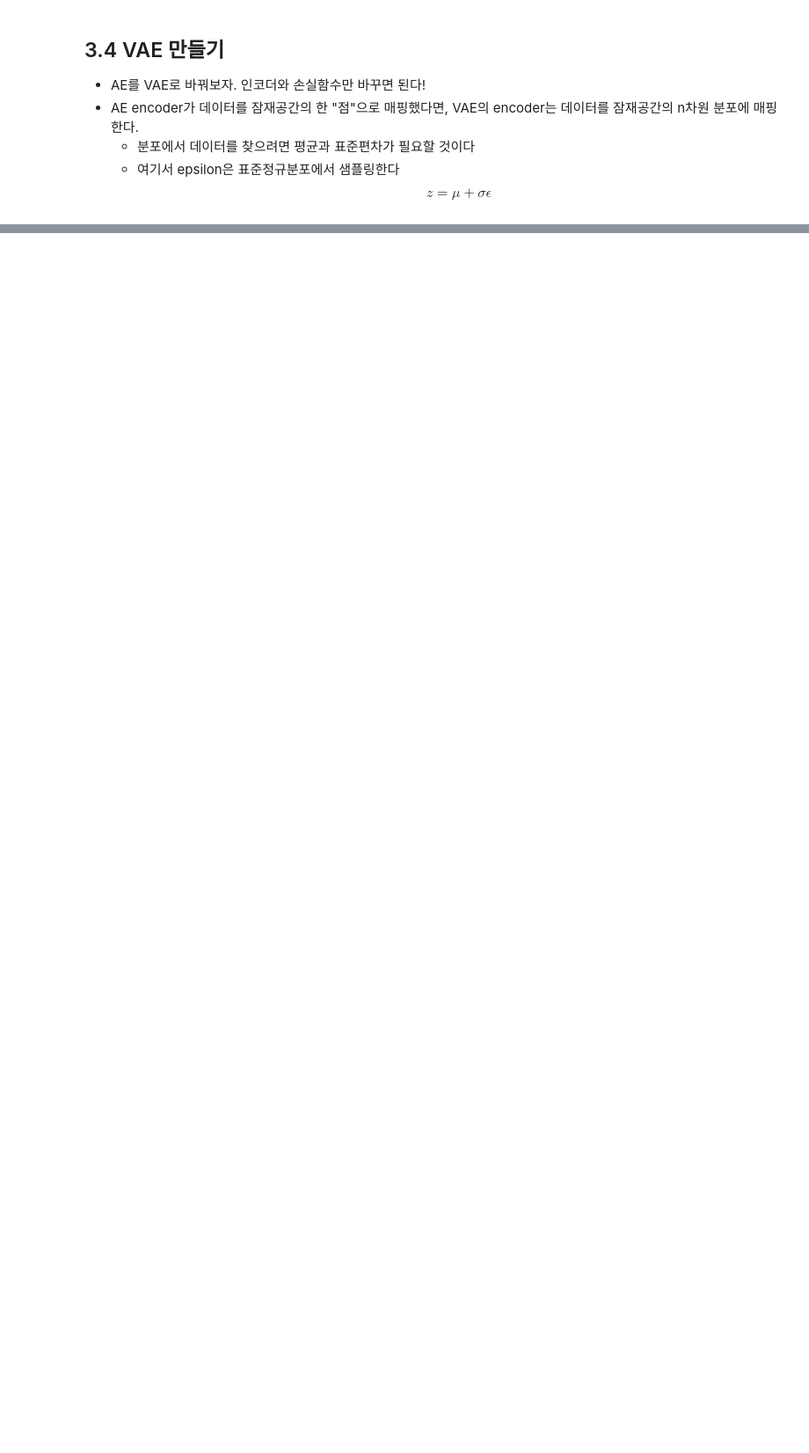
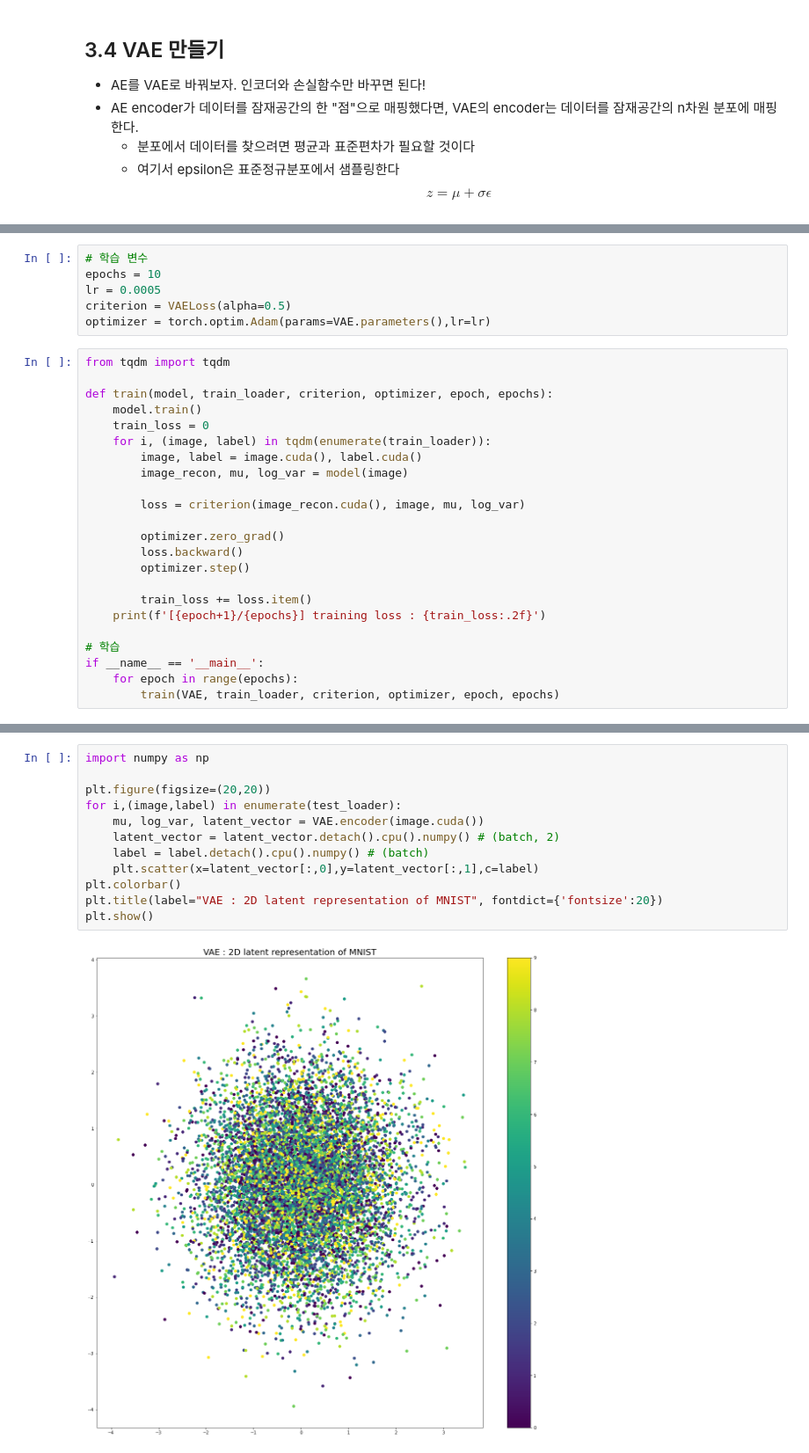
Before and after one commit to HongSungRae/Generative-Deep-Learning-for-Pytorch, a Jupyter notebook: 3장.VAE-변이형 오토인코더.ipynb, the cells around one changed output, grey strips where cells are left out. Shown at 88% size. Saved outputs shown, nothing was run; the diff lists cells and outputs as text; blank space fills up the shorter version.

```diff
--- a/3장.VAE-변이형 오토인코더.ipynb
+++ b/3장.VAE-변이형 오토인코더.ipynb
@@ -375,0 +558,29 @@ $$z=\mu+\sigma\epsilon$$
+# %%
+# 학습 변수
+epochs = 10
+lr = 0.0005
+criterion = VAELoss(alpha=0.5)
+optimizer = torch.optim.Adam(params=VAE.parameters(),lr=lr)
+# %%
+from tqdm import tqdm
+
+def train(model, train_loader, criterion, optimizer, epoch, epochs):
+    model.train()
+    train_loss = 0
+    for i, (image, label) in tqdm(enumerate(train_loader)):
+        image, label = image.cuda(), label.cuda()
+        image_recon, mu, log_var = model(image)
+
+        loss = criterion(image_recon.cuda(), image, mu, log_var)
+
+        optimizer.zero_grad()
+        loss.backward()
+        optimizer.step()
+
+        train_loss += loss.item()
+    print(f'[{epoch+1}/{epochs}] training loss : {train_loss:.2f}')
+
+# 학습
+if __name__ == '__main__':
+    for epoch in range(epochs):
+        train(VAE, train_loader, criterion, optimizer, epoch, epochs)
@@ -375,0 +590,14 @@ $$z=\mu+\sigma\epsilon$$
+# %%
+import numpy as np
+
+plt.figure(figsize=(20,20))
+for i,(image,label) in enumerate(test_loader):
+    mu, log_var, latent_vector = VAE.encoder(image.cuda())
+    latent_vector = latent_vector.detach().cpu().numpy() # (batch, 2)
+    label = label.detach().cpu().numpy() # (batch)
+    plt.scatter(x=latent_vector[:,0],y=latent_vector[:,1],c=label)
+plt.colorbar()
+plt.title(label="VAE : 2D latent representation of MNIST", fontdict={'fontsize':20})
+plt.show()
+# %% [output]
+[figure, added]
```
Also changed, not shown: parts of 17 cells of this notebook.
